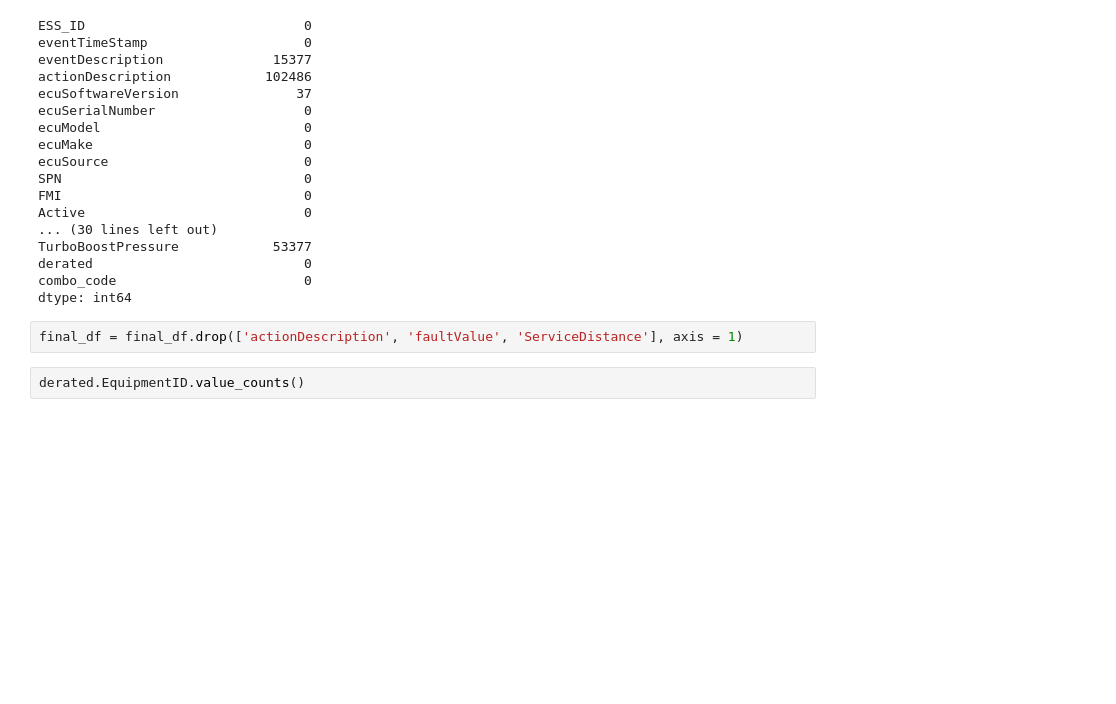
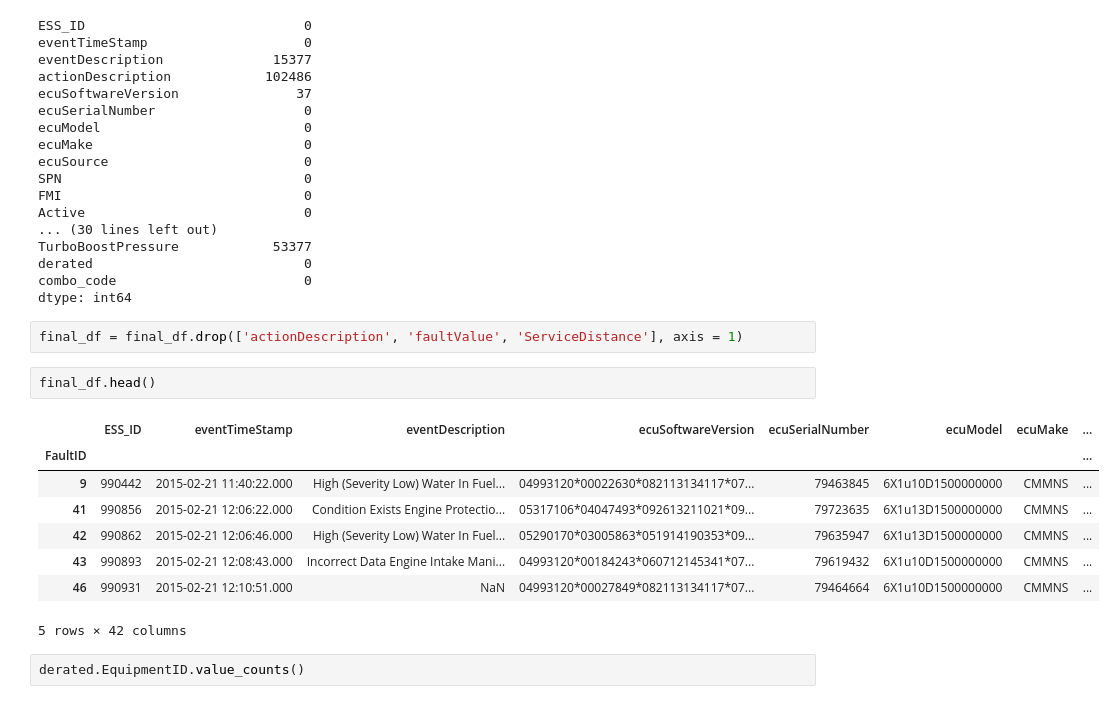
Before and after one commit to berneskaracay/dq-8-predicting-engine-derates-starfish, a Jupyter notebook: Big_G_data_John.ipynb, the cells around one changed output. Saved outputs shown, nothing was run; the diff lists cells and outputs as text; blank space fills up the shorter version.

```diff
--- a/Big_G_data_John.ipynb
+++ b/Big_G_data_John.ipynb
@@ -294,6 +300,17 @@ combo_code                        0
 dtype: int64
 # %%
 final_df = final_df.drop(['actionDescription', 'faultValue', 'ServiceDistance'], axis = 1)
+# %%
+final_df.head()
+# %% [output]
+|  | ESS_ID | eventTimeStamp | eventDescription | ecuSoftwareVersion | ecuSerialNumber | ecuModel | ecuMake | ... |
+| FaultID |  |  |  |  |  |  |  | ... |
+| 9 | 990442 | 2015-02-21 11:40:22.000 | High (Severity Low) Water In Fuel... | 04993120*00022630*082113134117*07... | 79463845 | 6X1u10D1500000000 | CMMNS | ... |
+| 41 | 990856 | 2015-02-21 12:06:22.000 | Condition Exists Engine Protectio... | 05317106*04047493*092613211021*09... | 79723635 | 6X1u13D1500000000 | CMMNS | ... |
+| 42 | 990862 | 2015-02-21 12:06:46.000 | High (Severity Low) Water In Fuel... | 05290170*03005863*051914190353*09... | 79635947 | 6X1u13D1500000000 | CMMNS | ... |
+| 43 | 990893 | 2015-02-21 12:08:43.000 | Incorrect Data Engine Intake Mani... | 04993120*00184243*060712145341*07... | 79619432 | 6X1u10D1500000000 | CMMNS | ... |
+| 46 | 990931 | 2015-02-21 12:10:51.000 | NaN | 04993120*00027849*082113134117*07... | 79464664 | 6X1u10D1500000000 | CMMNS | ... |
+5 rows × 42 columns
 # %%
 derated.EquipmentID.value_counts()
 # %% [output]
```
Also changed, not shown: parts of 5 cells of this notebook.
